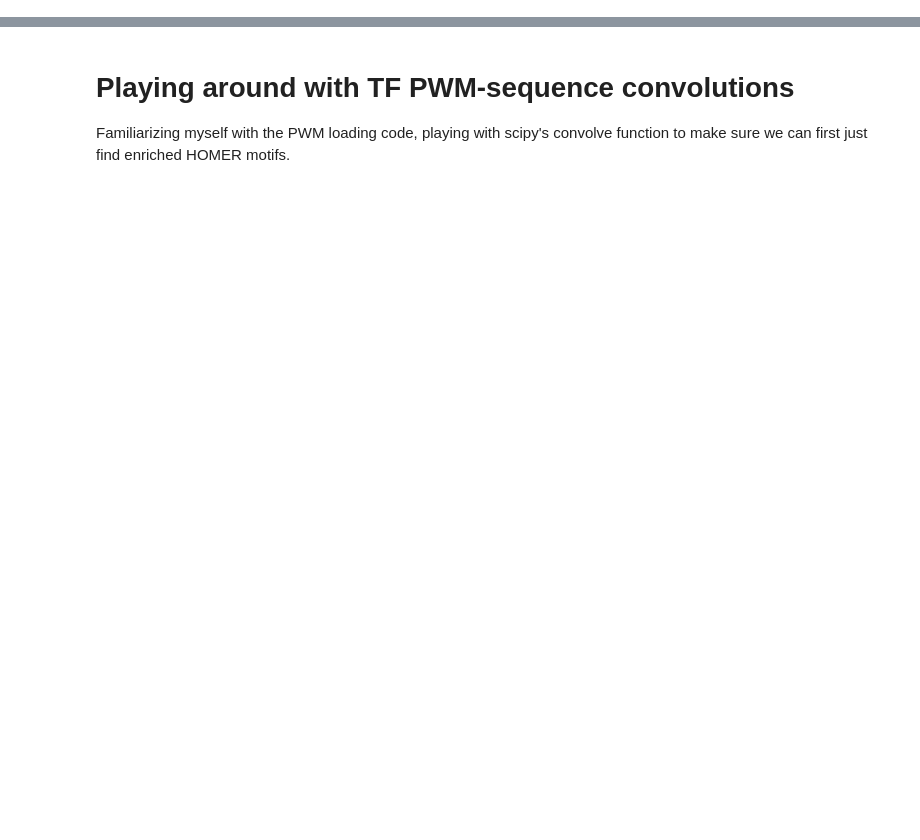
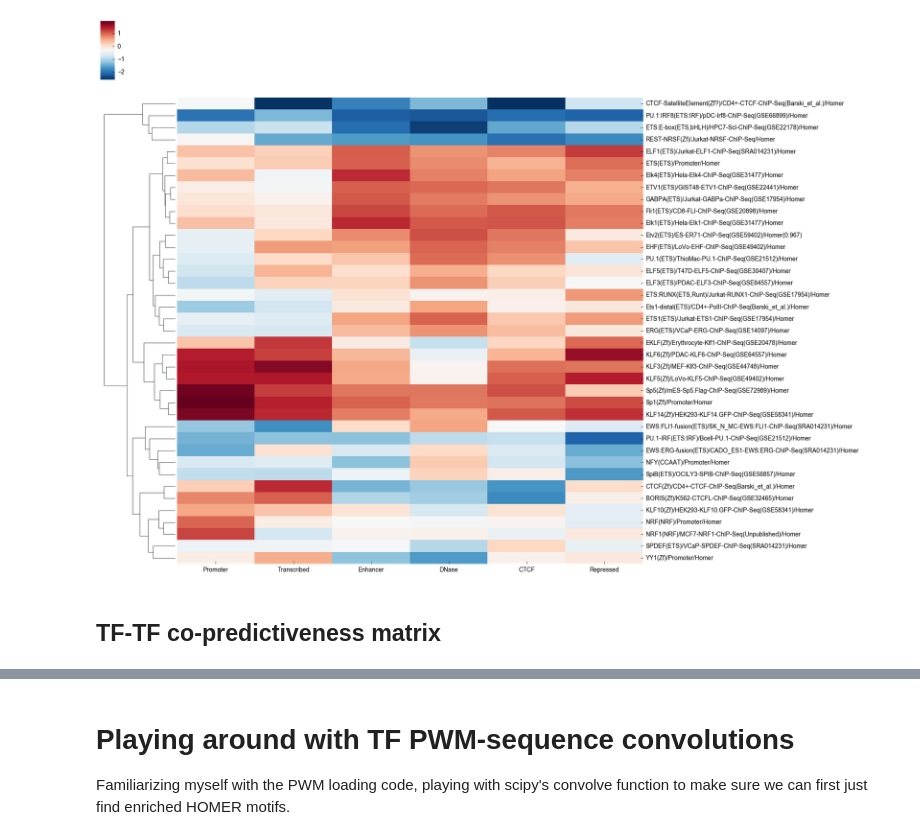
Before and after one commit to kundajelab/mpra, a Jupyter notebook: deeplearn/scripts/Regulatory Grammar Discovery with Sharpr Models.ipynb, the cells around one changed output, grey strips where cells are left out. Cells and saved outputs as stored; diff of their text form; code cells hidden in the pictures; blank space fills up the shorter version.

```diff
--- a/deeplearn/scripts/Regulatory Grammar Discovery with Sharpr Models.ipynb
+++ b/deeplearn/scripts/Regulatory Grammar Discovery with Sharpr Models.ipynb
@@ -116,0 +616,30 @@ Apply node that caused the error: GpuDnnConv{algo='small', inplace=True}(GpuCont
+# %%
+valsByState = []
+for state in state_idxs:
+    valsByState.append(np.mean(df.iloc[state], axis = 0))
+
+valsByState = np.array(valsByState)
+
+df_states = pd.DataFrame(data = np.transpose(valsByState),
+                         index = df.columns,
+                         columns = state_names)
+df_states = df_states.iloc[corrMatMotifIdxs]
+
+df_states_sorted = df_states.iloc[np.argsort(np.array(df_states['Promoter'] / df_states['Enhancer']))[::-1]]
+# %%
+deeplift_corr_data = []
+for (i, tf) in enumerate(df.columns):
+    if i % 50 == 0:
+        print i
+    deeplift_corr_data.append([])
+    for (j, state) in enumerate(state_idxs):
+        deeplift_corr_data[i].append(spearmanr(df[tf].iloc[state], backgroundMotifPresence[state, i])[0])
+
+deeplift_corr_data = np.array(deeplift_corr_data)
+print deeplift_corr_data.shape
+deeplift_corr_df = pd.DataFrame(data = deeplift_corr_data,
+                                index = df.columns,
+                                columns = state_names)
+
+deeplift_corr_df = deeplift_corr_df.iloc[corrMatMotifIdxs]
+print deeplift_corr_df.values.shape
@@ -116,0 +656,18 @@ Apply node that caused the error: GpuDnnConv{algo='small', inplace=True}(GpuCont
+# %%
+sns.clustermap(deeplift_corr_df,
+               cmap = 'RdBu_r',
+#                metric = 'correlation',
+#                row_linkage = linkage,
+#                col_linkage = linkage,
+               z_score = 1,
+               col_cluster = False,
+               row_cluster = True,
+#                linewidths=.75,
+               figsize=(16, 16)
+              )
+
+plt.show()
+# %% [output]
+[figure, added]
+# %% [markdown]
+## TF-TF co-predictiveness matrix
```
Also changed, not shown: parts of 39 cells of this notebook, 1 other file.
